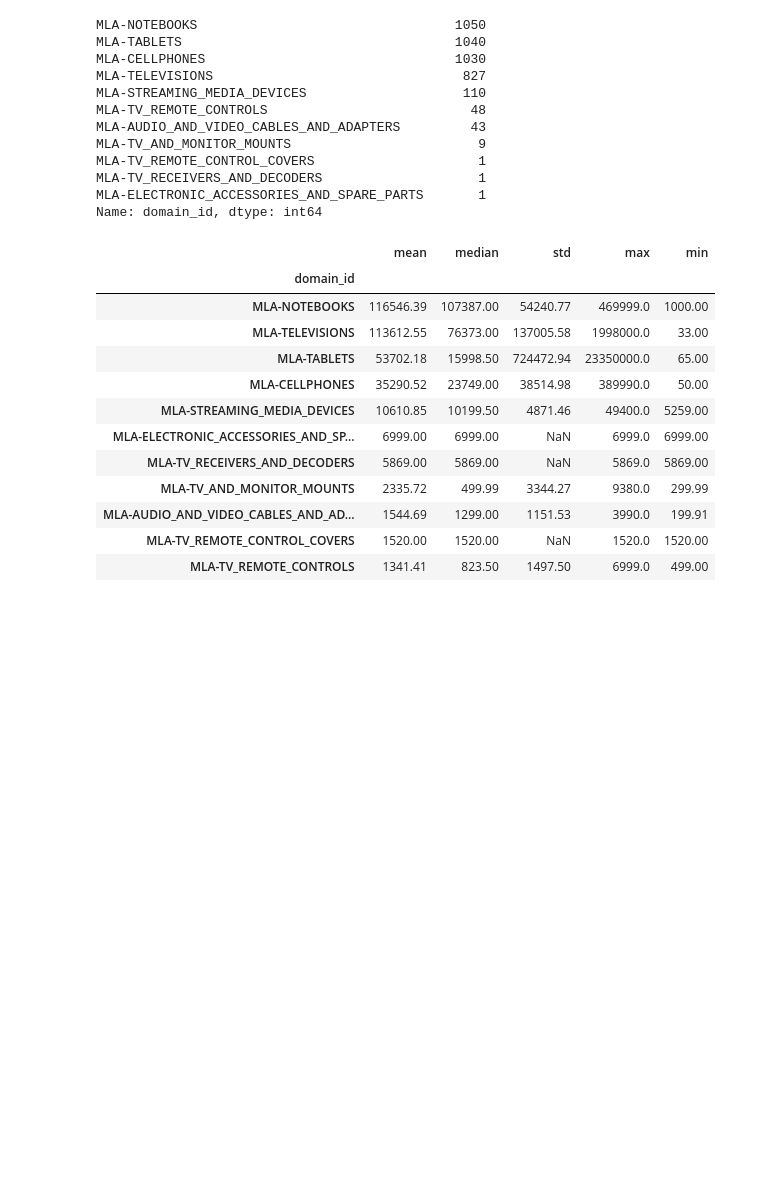
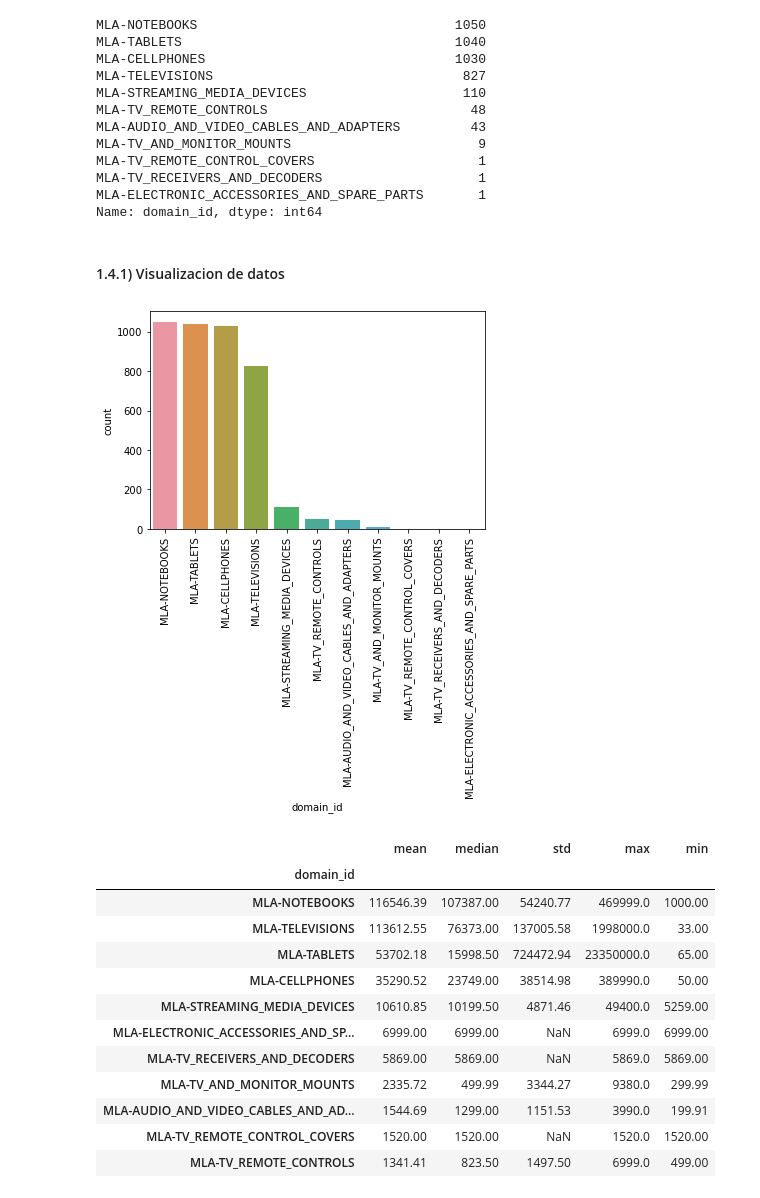
Before and after one commit to Mattzvl/EDA_API_ML, a Jupyter notebook: EDA_API_MELI.ipynb, the cells around one changed output. Drawn from its saved outputs; the diff is of its cells as text; code cells hidden in the pictures; blank space fills up the shorter version.

```diff
--- a/EDA_API_MELI.ipynb
+++ b/EDA_API_MELI.ipynb
@@ -342,6 +346,15 @@ MLA-TV_REMOTE_CONTROL_COVERS                     1
 MLA-TV_RECEIVERS_AND_DECODERS                    1
 MLA-ELECTRONIC_ACCESSORIES_AND_SPARE_PARTS       1
 Name: domain_id, dtype: int64
+# %% [markdown]
+<a id="1.4.1"></a>
+#### 1.4.1) Visualizacion de datos
+# %%
+sns.countplot(x='domain_id', data=df,orient = 'v', order=df['domain_id'].value_counts().index)
+plt.xticks(rotation=90);
+#plt.tight_layout()
+# %% [output]
+[figure, added]
 # %%
 (df.groupby('domain_id')['price'].agg(['mean','median','std','max','min']).round(2)).sort_values(by = 'mean', ascending=False)
 # %% [output]
```
Also changed, not shown: parts of 44 cells of this notebook.
